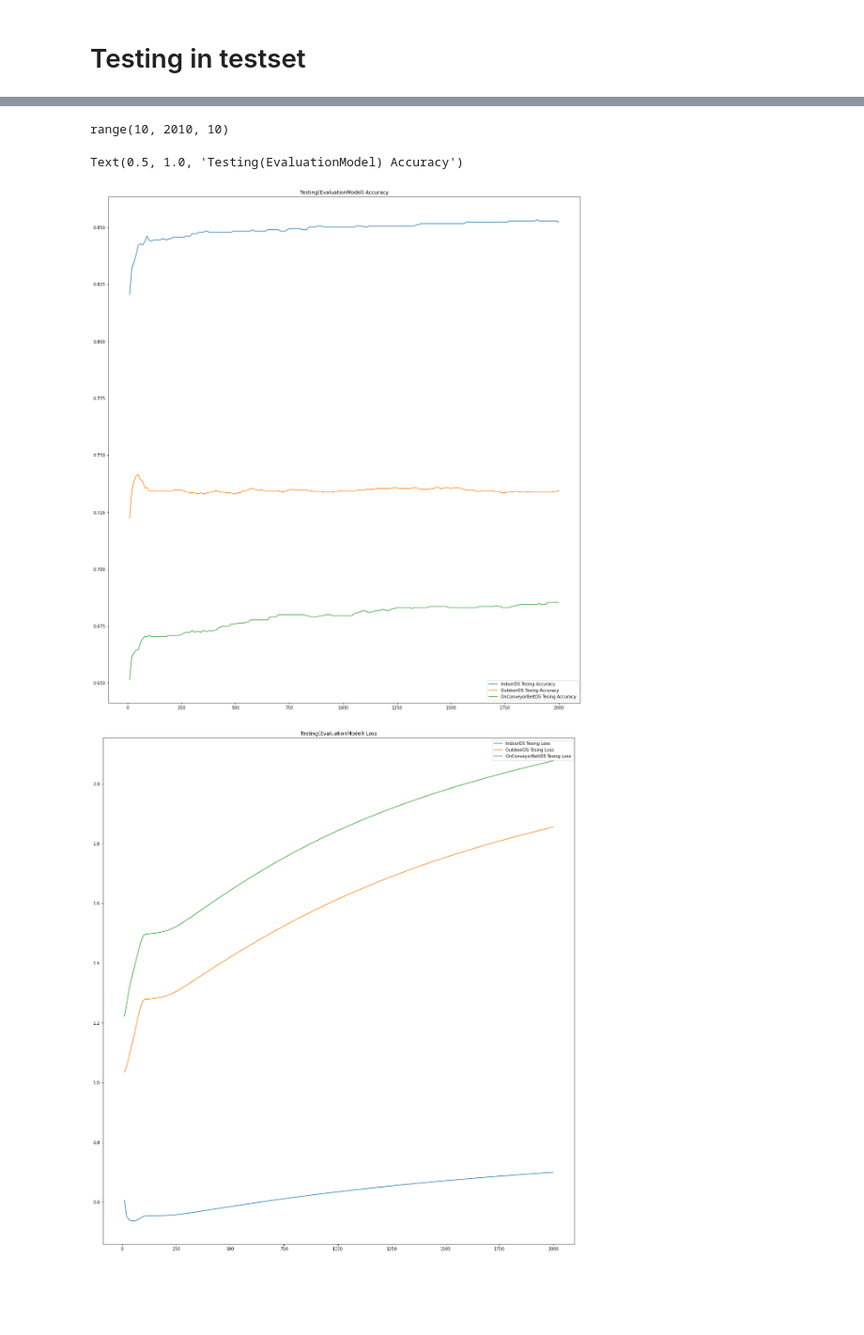
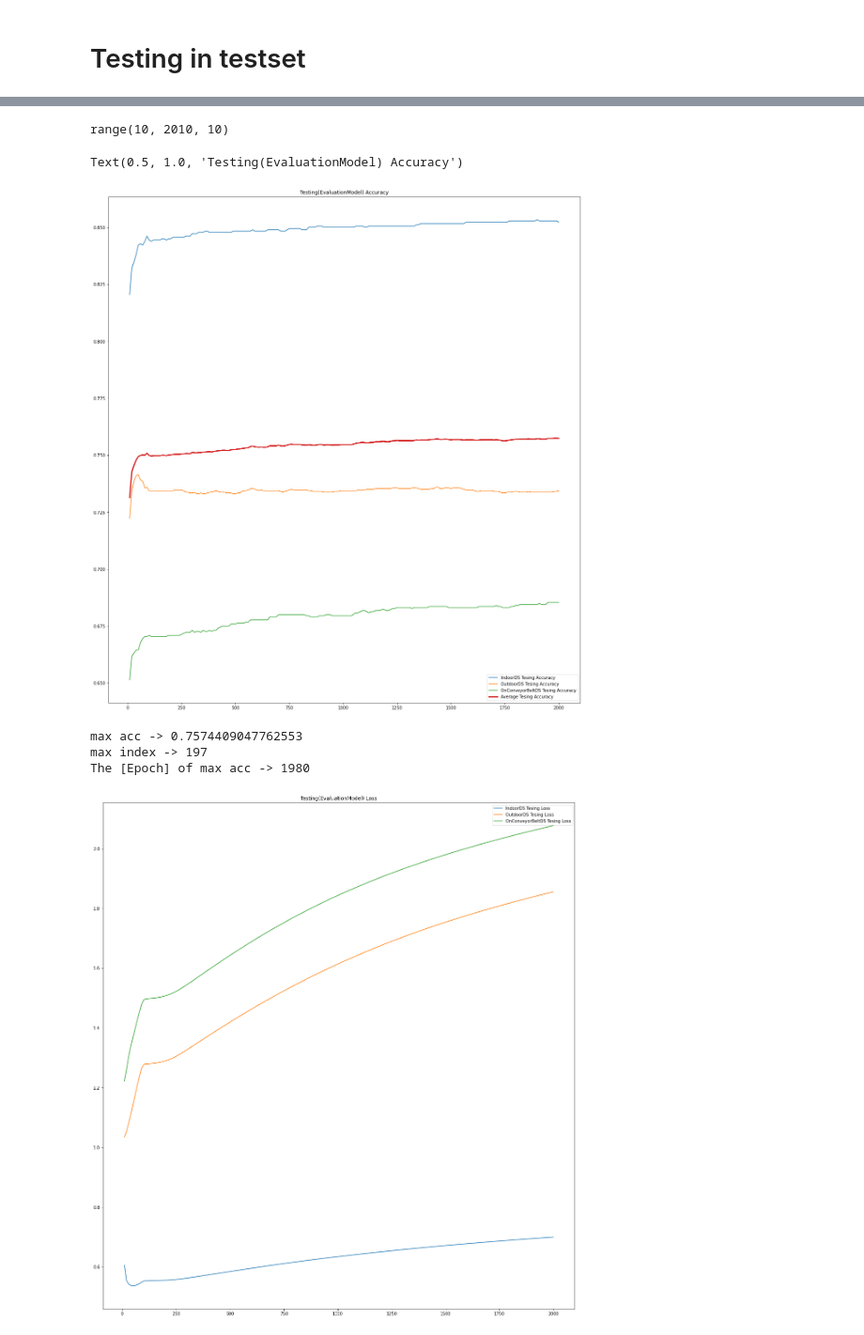
Before and after one commit to fastalways/MedicalWasteTrainingTesting, a Jupyter notebook: Incepv3_OurOutputLayer_FullClass_FreezExtractorModel_No-ClassImbalance_NoAugmentVerySlowLR.ipynb, the cells around one changed output, grey strips where cells are left out. Shown at 94% size. Saved outputs shown, nothing was run; the diff lists cells and outputs as text; code cells hidden in the pictures; blank space fills up the shorter version.

```diff
--- a/Incepv3_OurOutputLayer_FullClass_FreezExtractorModel_No-ClassImbalance_NoAugmentVerySlowLR.ipynb
+++ b/Incepv3_OurOutputLayer_FullClass_FreezExtractorModel_No-ClassImbalance_NoAugmentVerySlowLR.ipynb
@@ -374,21 +381,37 @@ Epoch2000
  test_indoor_acc=0.8522853851318359
  test_outdoor_acc=0.734394907951355
  test_belt_acc=0.6854034662246704
+# %%
+#Average
+test_avg_acc = []
+for i in range(len(test_indoor_acc)):
+    tmp_avg = (test_indoor_acc[i] + test_outdoor_acc[i] + test_belt_acc[i]) / 3.0
+    test_avg_acc.append(tmp_avg)
 # %%
 # loss / acc in each epoch graph ploting
-#EPOCHS = 400
 import matplotlib.pyplot as plt
 epochs_range = range(save_model_interval,EPOCHS+save_model_interval,save_model_interval)
 print(epochs_range)
 plt.figure(figsize=(20, 22))
 #plt.subplot(1, 2, 1)
 plt.plot(epochs_range, test_indoor_acc, label='IndoorDS Tesing Accuracy')
 plt.plot(epochs_range, test_outdoor_acc, label='OutdoorDS Tesing Accuracy')
 plt.plot(epochs_range, test_belt_acc, label='OnConveyorBeltDS Tesing Accuracy')
+plt.plot(epochs_range, test_avg_acc, label='Average Tesing Accuracy',linewidth=3)
 plt.legend(loc='lower right')
 plt.title('Testing(EvaluationModel) Accuracy')
 # %% [output]
 range(10, 2010, 10)
 Text(0.5, 1.0, 'Testing(EvaluationModel) Accuracy')
-[figure, old version]
+[figure, new version]
+# %%
+#Find Max Index and Value
+print(f"max acc -> {max(test_avg_acc)}")
+max_index = test_avg_acc.index(max(test_avg_acc))
+print(f"max index -> {max_index}")
+print(f"The [Epoch] of max acc -> {(max_index+1)*save_model_interval}")
+# %% [output]
+max acc -> 0.7574409047762553
+max index -> 197
+The [Epoch] of max acc -> 1980
 # %%
```
Also changed, not shown: parts of 7 cells of this notebook, 1 other file.
